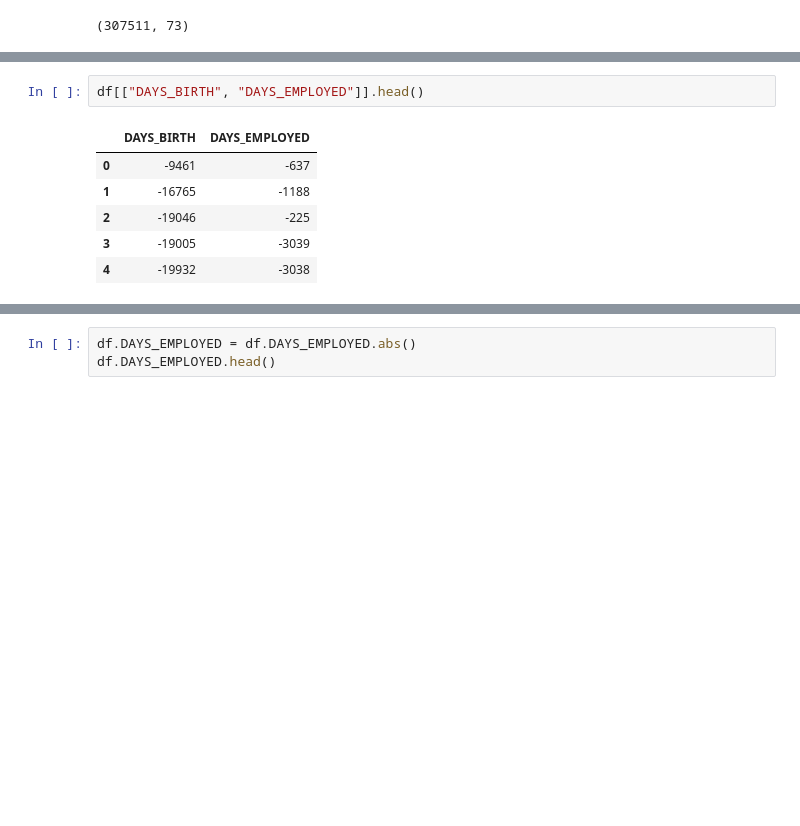
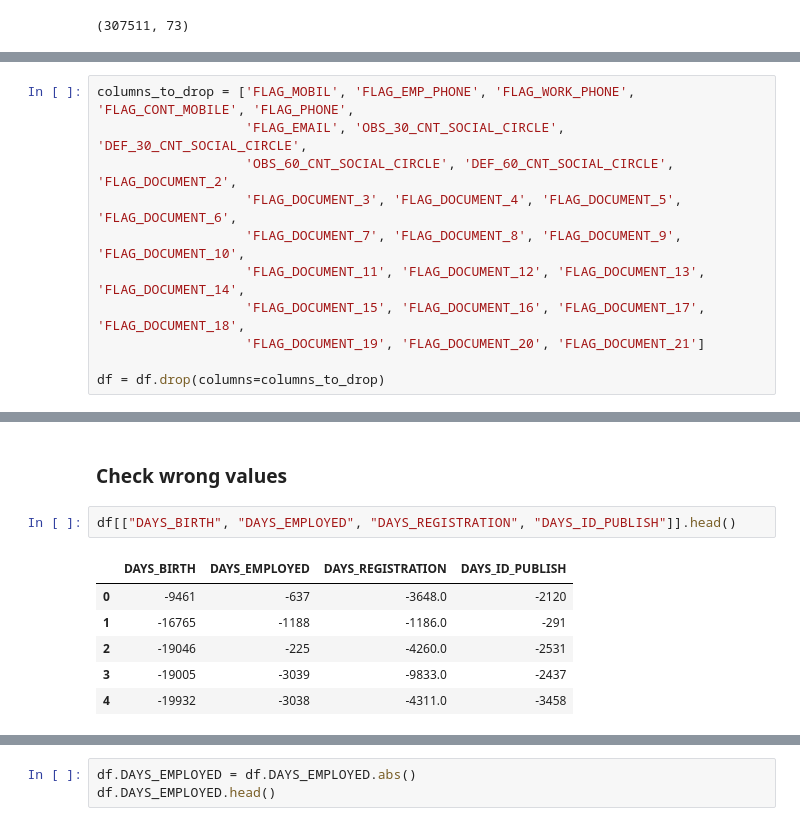
Before and after one commit to rlmrezende/Loan-Default-Prediction, a Jupyter notebook: Loan Defaulter.ipynb, the cells around one changed output, grey strips where cells are left out. Cells and saved outputs as stored; diff of their text form; blank space fills up the shorter version.

```diff
--- a/Loan Defaulter.ipynb
+++ b/Loan Defaulter.ipynb
@@ -158,0 +146,11 @@ memory usage: 171.3+ MB
+# %%
+columns_to_drop = ['FLAG_MOBIL', 'FLAG_EMP_PHONE', 'FLAG_WORK_PHONE', 'FLAG_CONT_MOBILE', 'FLAG_PHONE',
+                   'FLAG_EMAIL', 'OBS_30_CNT_SOCIAL_CIRCLE', 'DEF_30_CNT_SOCIAL_CIRCLE',
+                   'OBS_60_CNT_SOCIAL_CIRCLE', 'DEF_60_CNT_SOCIAL_CIRCLE', 'FLAG_DOCUMENT_2',
+                   'FLAG_DOCUMENT_3', 'FLAG_DOCUMENT_4', 'FLAG_DOCUMENT_5', 'FLAG_DOCUMENT_6',
+                   'FLAG_DOCUMENT_7', 'FLAG_DOCUMENT_8', 'FLAG_DOCUMENT_9', 'FLAG_DOCUMENT_10',
+                   'FLAG_DOCUMENT_11', 'FLAG_DOCUMENT_12', 'FLAG_DOCUMENT_13', 'FLAG_DOCUMENT_14',
+                   'FLAG_DOCUMENT_15', 'FLAG_DOCUMENT_16', 'FLAG_DOCUMENT_17', 'FLAG_DOCUMENT_18',
+                   'FLAG_DOCUMENT_19', 'FLAG_DOCUMENT_20', 'FLAG_DOCUMENT_21']
+
+df = df.drop(columns=columns_to_drop)
@@ -159,9 +177,11 @@ memory usage: 171.3+ MB
+# %% [markdown]
+### Check wrong values
 # %%
-df[["DAYS_BIRTH", "DAYS_EMPLOYED"]].head()
+df[["DAYS_BIRTH", "DAYS_EMPLOYED", "DAYS_REGISTRATION", "DAYS_ID_PUBLISH"]].head()
 # %% [output]
-|  | DAYS_BIRTH | DAYS_EMPLOYED |
-| 0 | -9461 | -637 |
-| 1 | -16765 | -1188 |
-| 2 | -19046 | -225 |
-| 3 | -19005 | -3039 |
-| 4 | -19932 | -3038 |
+|  | DAYS_BIRTH | DAYS_EMPLOYED | DAYS_REGISTRATION | DAYS_ID_PUBLISH |
+| 0 | -9461 | -637 | -3648.0 | -2120 |
+| 1 | -16765 | -1188 | -1186.0 | -291 |
+| 2 | -19046 | -225 | -4260.0 | -2531 |
+| 3 | -19005 | -3039 | -9833.0 | -2437 |
+| 4 | -19932 | -3038 | -4311.0 | -3458 |
```
Also changed, not shown: parts of 40 cells of this notebook.
